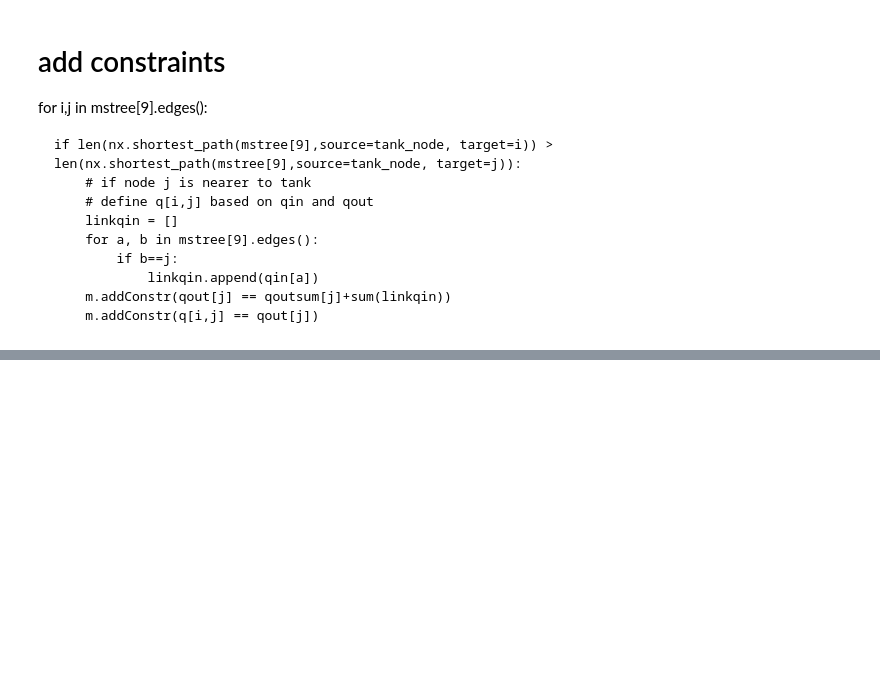
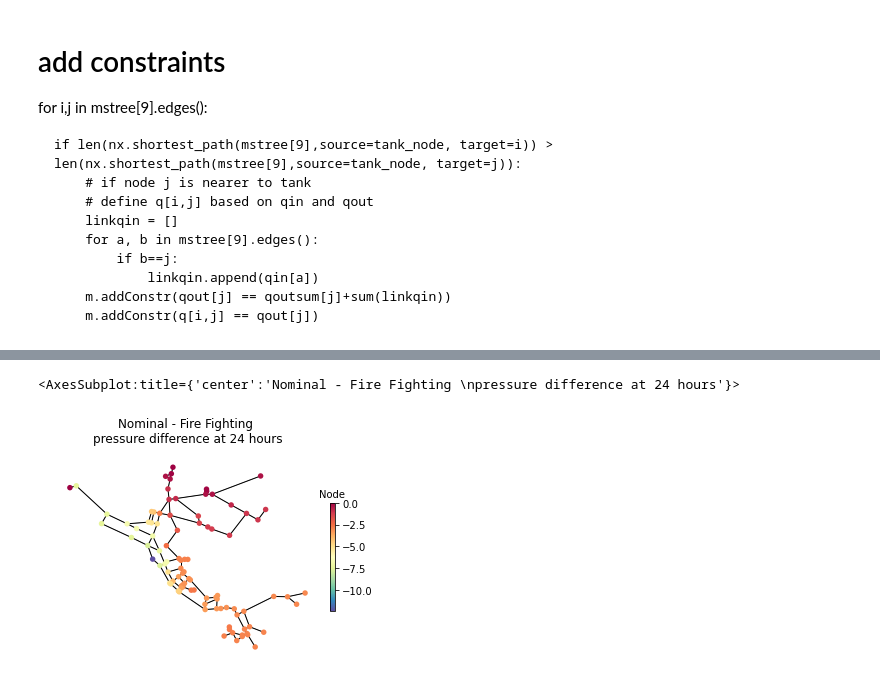
Before and after one commit to yz4160/Optimization-Research, a Jupyter notebook: pipe and pump distribution.ipynb, the cells around one changed output, grey strips where cells are left out. Cells and saved outputs as stored; diff of their text form; code cells hidden in the pictures; blank space fills up the shorter version.

```diff
--- a/pipe and pump distribution.ipynb
+++ b/pipe and pump distribution.ipynb
@@ -565,0 +577,31 @@ Best objective -, best bound -, gap -
+# %%
+
+# Create a water network model and simulate under nominal conditions
+inp_file = 'networks/Net3.inp'
+wn = wntr.network.WaterNetworkModel(inp_file)
+wn.options.hydraulic.demand_model = 'PDD'
+
+# Add fire demand and simulate
+fire_flow_demand = 0.252 # 4000 gal/min = 0.252 m3/s
+fire_start = 10*3600
+fire_end = 36*3600
+node = wn.get_node('197')
+node.add_fire_fighting_demand(wn, fire_flow_demand, fire_start, fire_end)
+sim = wntr.sim.WNTRSimulator(wn)
+fire_results = sim.run_sim()
+
+# Reset initial values and simulate hydraulics under nominal conditions
+wn.reset_initial_values()
+node.remove_fire_fighting_demand(wn)
+sim = wntr.sim.WNTRSimulator(wn)
+results = sim.run_sim()
+
+# Plot resulting differences on the network
+pressure_at_24hr = results.node['pressure'].loc[24*3600, :]
+fire_pressure_at_24hr = fire_results.node['pressure'].loc[24*3600, :]
+pressure_difference = fire_pressure_at_24hr - pressure_at_24hr
+wntr.graphics.plot_network(wn, node_attribute=pressure_difference, node_size=30,
+                        title='Nominal - Fire Fighting \npressure difference at 24 hours')
+# %% [output]
+<AxesSubplot:title={'center':'Nominal - Fire Fighting \npressure difference at 24 hours'}>
+[figure, added]
```
Also changed, not shown: parts of 45 cells of this notebook.
